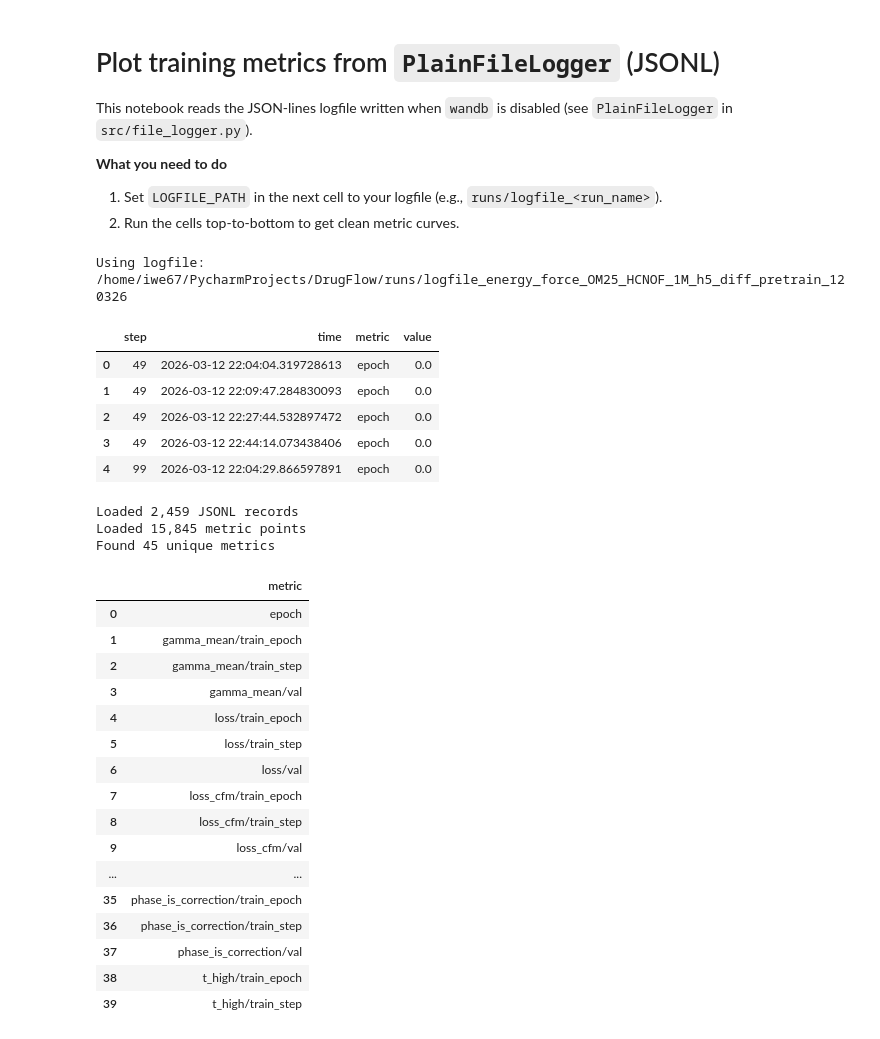
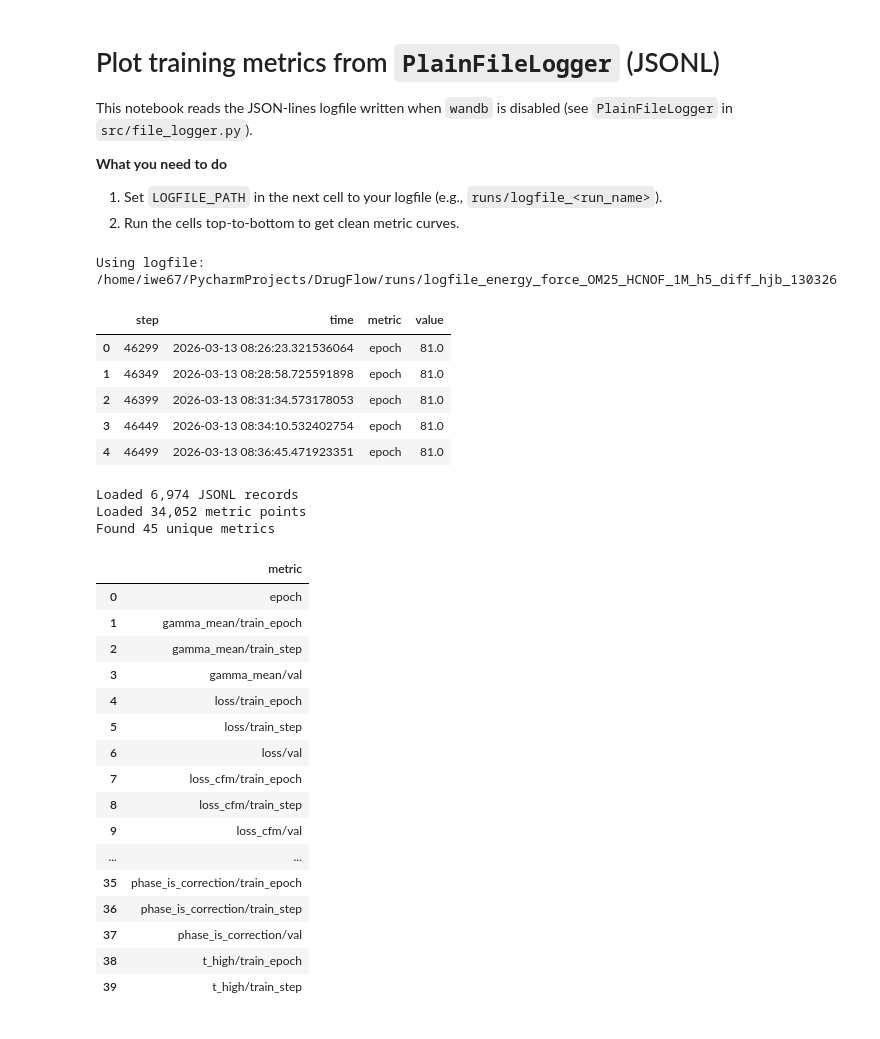
Before and after one commit to maximoffdev/DrugFlow, a Jupyter notebook: notebooks/plot_logfile.ipynb, the cells around one changed output. Drawn from its saved outputs; the diff is of its cells as text; code cells hidden in the pictures.

```diff
--- a/notebooks/plot_logfile.ipynb
+++ b/notebooks/plot_logfile.ipynb
@@ -27,7 +27,7 @@ RUNS_DIR = ROOT / "runs"
 
 # Point this to your JSONL logfile (written by PlainFileLogger).
 # If left as None, we auto-pick the newest `runs/logfile_*` file.
-LOGFILE_PATH:  Path | None = Path("runs/logfile_energy_force_OM25_HCNOF_1M_h5_diff_pretrain_120326")
+LOGFILE_PATH:  Path | None = Path("runs/logfile_energy_force_OM25_HCNOF_1M_h5_diff_hjb_130326")
 
 def pick_latest_logfile(runs_dir: Path) -> Path:
     candidates = sorted(runs_dir.glob("logfile_*"), key=lambda p: p.stat().st_mtime, reverse=True)
@@ -61,39 +61,39 @@ def load_jsonl(path: Path) -> list[dict[str, Any]]:
             if isinstance(rec, dict):
                 records.append(rec)
     return records
 
 def metrics_dataframe(records: list[dict[str, Any]]) -> pd.DataFrame:
     rows: list[dict[str, Any]] = []
     for rec in records:
         if rec.get("type") != "metrics":
             continue
         step = rec.get("step")
         wall_time = rec.get("time")
         metrics = rec.get("metrics") or {}
         if not isinstance(metrics, dict):
             continue
         for k, v in metrics.items():
             if _is_number(v):
                 rows.append({"step": step, "time": wall_time, "metric": str(k), "value": float(v)})
     df = pd.DataFrame(rows)
     if df.empty:
         return df
     df = df.dropna(subset=["step"]).copy()
     df["step"] = df["step"].astype(int)
     df["time"] = pd.to_datetime(df["time"], unit="s", origin="unix")
     return df.sort_values(["metric", "step"]).reset_index(drop=True)
 
 records = load_jsonl(LOGFILE_PATH)
 df = metrics_dataframe(records)
 df.head()
 # %% [output]
-Using logfile: /home/iwe67/PycharmProjects/DrugFlow/runs/logfile_energy_force_OM25_HCNOF_1M_h5_diff_pretrain_120326
+Using logfile: /home/iwe67/PycharmProjects/DrugFlow/runs/logfile_energy_force_OM25_HCNOF_1M_h5_diff_hjb_130326
 |  | step | time | metric | value |
-| 0 | 49 | 2026-03-12 22:04:04.319728613 | epoch | 0.0 |
-| 1 | 49 | 2026-03-12 22:09:47.284830093 | epoch | 0.0 |
-| 2 | 49 | 2026-03-12 22:27:44.532897472 | epoch | 0.0 |
-| 3 | 49 | 2026-03-12 22:44:14.073438406 | epoch | 0.0 |
-| 4 | 99 | 2026-03-12 22:04:29.866597891 | epoch | 0.0 |
+| 0 | 46299 | 2026-03-13 08:26:23.321536064 | epoch | 81.0 |
+| 1 | 46349 | 2026-03-13 08:28:58.725591898 | epoch | 81.0 |
+| 2 | 46399 | 2026-03-13 08:31:34.573178053 | epoch | 81.0 |
+| 3 | 46449 | 2026-03-13 08:34:10.532402754 | epoch | 81.0 |
+| 4 | 46499 | 2026-03-13 08:36:45.471923351 | epoch | 81.0 |
 # %%
 # Quick sanity checks / overview
 print(f"Loaded {len(records):,} JSONL records")
@@ -106,8 +106,8 @@ metrics = sorted(df["metric"].unique().tolist())
 print(f"Found {len(metrics)} unique metrics")
 pd.Series(metrics).to_frame("metric").head(40)
 # %% [output]
-Loaded 2,459 JSONL records
-Loaded 15,845 metric points
+Loaded 6,974 JSONL records
+Loaded 34,052 metric points
 Found 45 unique metrics
 |  | metric |
 | 0 | epoch |
```
Also changed, not shown: parts of 1 cell of this notebook, 5 other files.
